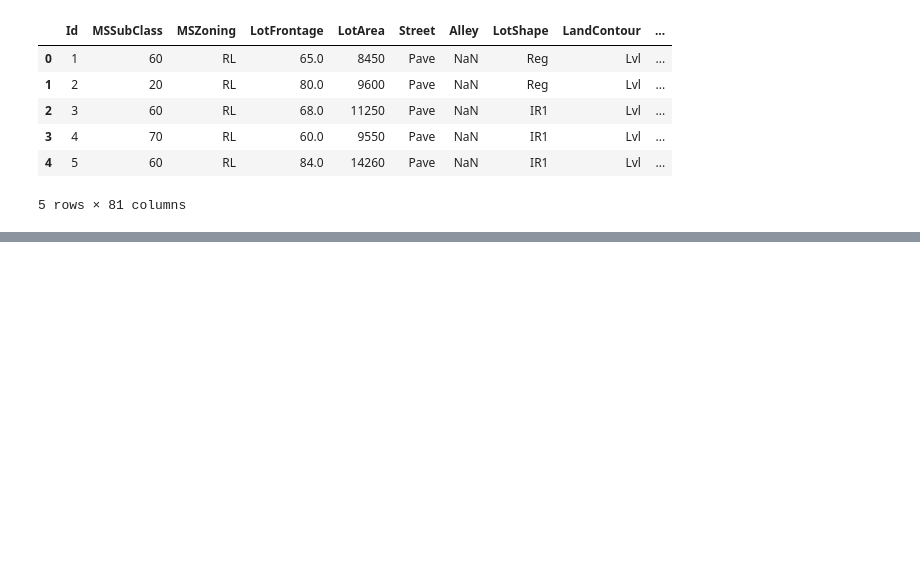
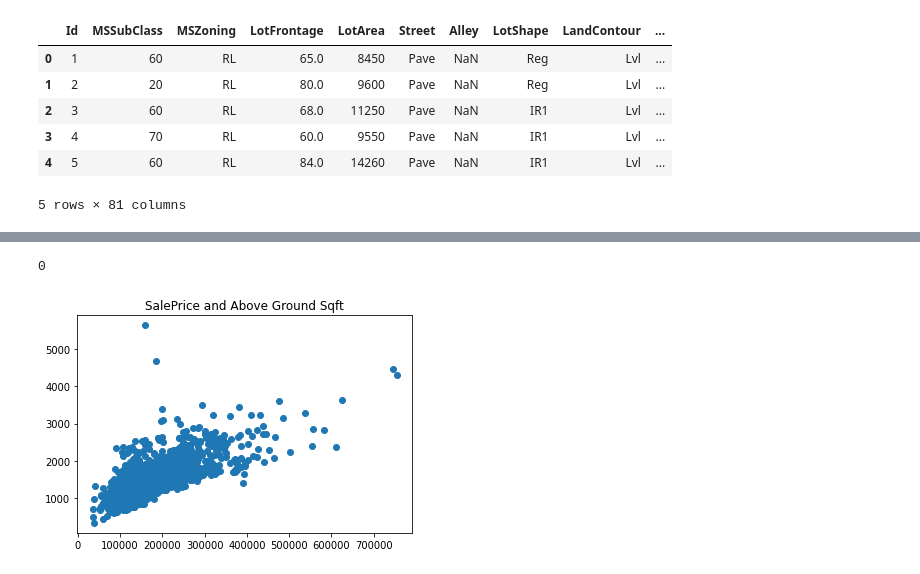
Before and after one commit to vvinci21/Team_8, a Jupyter notebook: EDLschema.ipynb, the cells around one changed output, grey strips where cells are left out. Cells and saved outputs as stored; diff of their text form; code cells hidden in the pictures; blank space fills up the shorter version.

```diff
--- a/EDLschema.ipynb
+++ b/EDLschema.ipynb
@@ -23,0 +77,12 @@ df_train.head()
+# %%
+# Look for missing values
+df_train['SalePrice'].isna().sum()
+# %% [output]
+0
+# %%
+# plot between above ground sq ft (GrLivArea) and Sale Price
+plt.scatter(df_train['SalePrice'], df_train['GrLivArea'])
+plt.title('SalePrice and Above Ground Sqft')
+plt.show()
+# %% [output]
+[figure, added]
```
Also changed, not shown: parts of 25 cells of this notebook.
